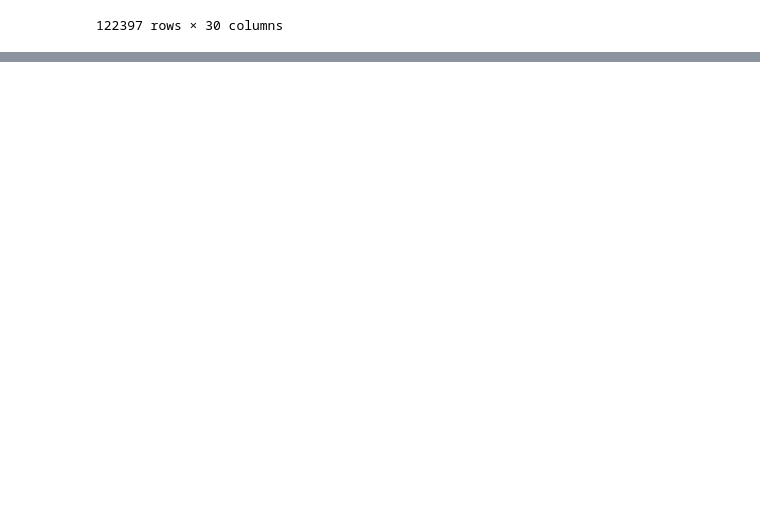
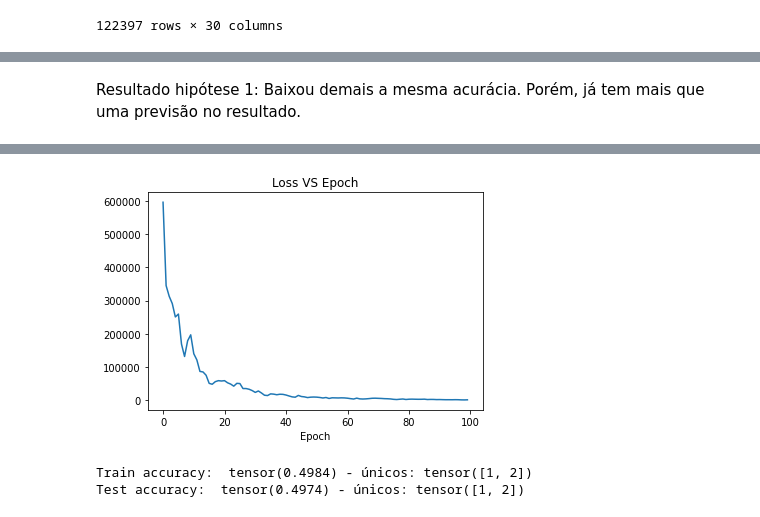
Before and after one commit to jopapo/pos_datascience_redesneurais_tf, a Jupyter notebook: tf.ipynb, the cells around one changed output, grey strips where cells are left out. Drawn from its saved outputs; the diff is of its cells as text; code cells hidden in the pictures; blank space fills up the shorter version.

```diff
--- a/tf.ipynb
+++ b/tf.ipynb
@@ -210,0 +342,24 @@ test accuracy: 20.943345450506826 %
+# %% [markdown]
+Resultado hipótese 1: Baixou demais a mesma acurácia. Porém, já tem mais que uma previsão no resultado.
+# %%
+#Teste: Será qie usando somente a posição no solo, muda algo?
+class ANN_v3(nn.Module):
+    def __init__(self):
+        super().__init__()
+        self.fc1 = nn.Linear(in_features=3, out_features=10)
+        self.fc2 = nn.Linear(in_features=10, out_features=20)
+        self.output = nn.Linear(in_features=20, out_features=len(lithofacies))
+
+    def forward(self, x):
+        x = F.relu(self.fc1(x))
+        x = F.relu(self.fc2(x))
+        x = self.output(x)
+
+        return x
+
+# Treinando
+
+test_columns = ['X_LOC', 'Y_LOC', 'Z_LOC']
+(X_train_2, X_test_2, y_train_2, y_test_2) = separate_datasets(test_columns)
+model_v3 = train_model(ANN_v3, X_train=X_train_2, y_train=y_train_2)
+# %% [output]
@@ -210,0 +376,7 @@ test accuracy: 20.943345450506826 %
+[figure, added]
+# %%
+output_hidden_prediction(model_v3, test_columns)
+print_accuracy(model_v3, X_tr=X_train_2, y_tr=y_train_2, X_te=X_test_2, y_te=y_test_2)
+# %% [output]
+Train accuracy:  tensor(0.4984) - únicos: tensor([1, 2])
+Test accuracy:  tensor(0.4974) - únicos: tensor([1, 2])
```
Also changed, not shown: parts of 27 cells of this notebook.
